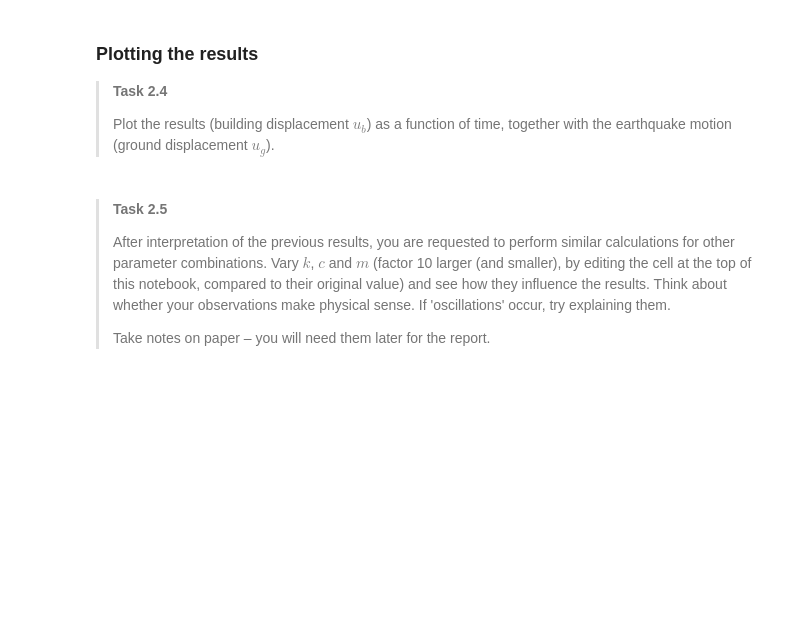
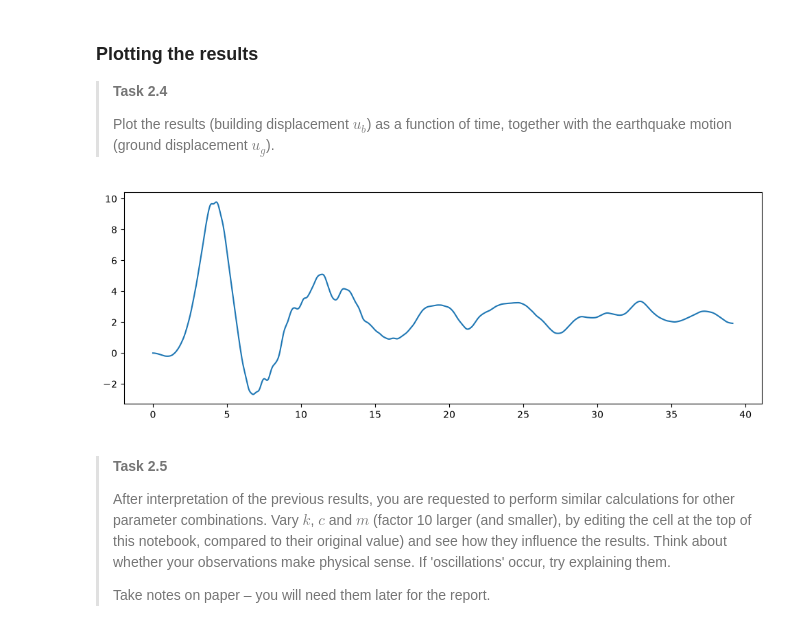
Before and after one commit to anastasisdellis21-png/G.A.1.2, a Jupyter notebook: 1Ddynamics.ipynb, the cells around one changed output. Cells and saved outputs as stored; diff of their text form; code cells hidden in the pictures; blank space fills up the shorter version.

```diff
--- a/1Ddynamics.ipynb
+++ b/1Ddynamics.ipynb
@@ -236,11 +236,9 @@ def solution(k, c, m, num, vg, ug):
     u = np.zeros([num])  # Initial conditions at t=0 automatically satisfied
 
     for i in range (1, num-1):
-        u[i+1] = (u[i] * (2*m / dt^2 - k) + u[i-1] * (c/(2*dt) - m/dt) + k * ug[i] + c* vg[i]) / (c/(2*dt) + m/dt^2)
+        u[i+1] = (u[i] * (2*m / dt**2 - k) + u[i-1] * (c/(2*dt) - m/dt**2) + k * ug[i] + c* vg[i]) / (c/(2*dt) + m/dt**2)
 
     return u
 
-ug = np.loadtxt("Earthquake_displacement.txt")
-vg = np.loadtxt("Earthquake_velocity.txt")
 
 ub = solution(k, c, m, num, vg, ug)
@@ -287,3 +278,12 @@ plt.show()
+# %%
+import matplotlib.pyplot as plt
+
+plt.figure(figsize=(12, 4))
+plt.plot(t,ub)
+
+plt.show()
+# %% [output]
+[figure, added]
 # %% [markdown]
 ><p>
 >
```
Also changed, not shown: parts of 4 cells of this notebook.
